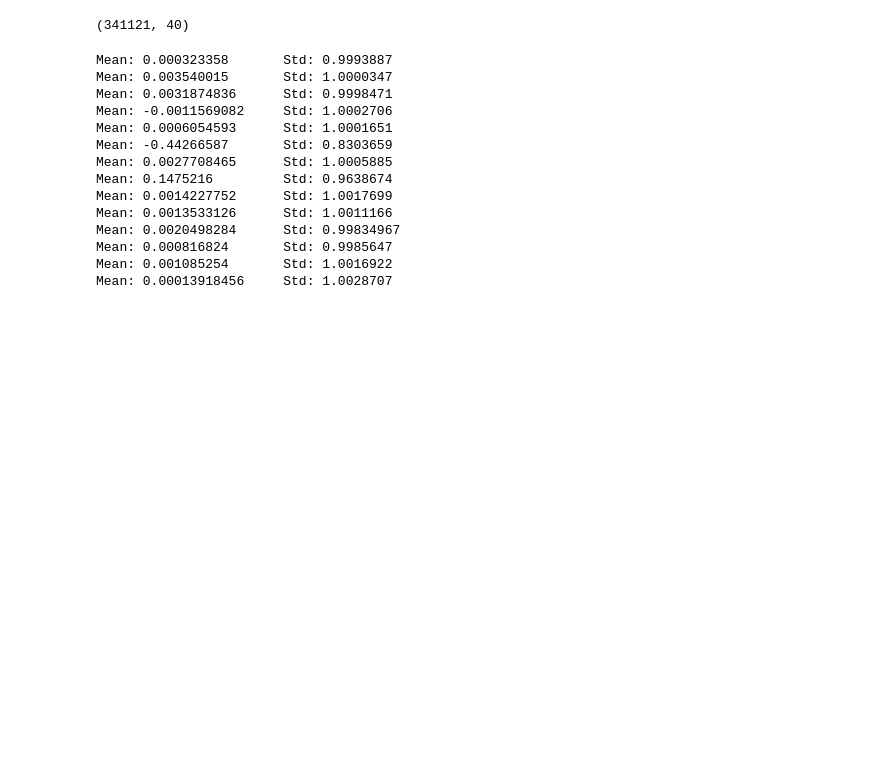
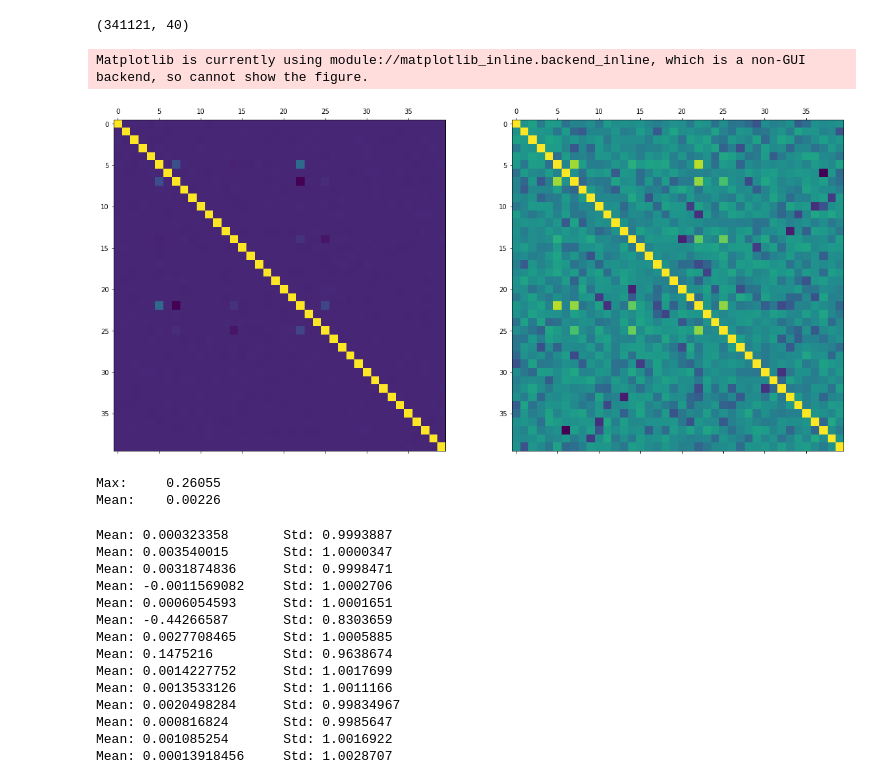
Before and after one commit to mcpeixoto/LIP-Internship-2, a Jupyter notebook: VAE_OPTIMIZED_WD.ipynb, the cells around one changed output. Cells and saved outputs as stored; diff of their text form; code cells hidden in the pictures; blank space fills up the shorter version.

```diff
--- a/VAE_OPTIMIZED_WD.ipynb
+++ b/VAE_OPTIMIZED_WD.ipynb
@@ -137,20 +135,27 @@ hidden.shape
 # %%
 fig = plt.figure(figsize=[20,15])
 i = 0
 
 axes = fig.add_subplot(1,2,i+1)
 i += 1
-axes.matshow(pd.DataFrame(hidden).corr())
+axes.matshow(pd.DataFrame(hidden).corr().apply(abs))
 
 axes = fig.add_subplot(1,2,i+1)
 i += 1
 axes.matshow(pd.DataFrame(hidden).corr().apply(abs).apply(np.log))
 fig.show()
+# %% [output]
+Matplotlib is currently using module://matplotlib_inline.backend_inline, which is a non-GUI backend, so cannot show the figure.
+[figure, added]
 # %%
 corr = pd.DataFrame(hidden).corr().apply(abs)
 corr.replace(1, 0, inplace=True)
 
-corr.max().max()
+print("Max:\t", round(corr.max().max(), 5))
+print("Mean:\t", round(corr.mean().mean(), 5))
+# %% [output]
+Max:     0.26055
+Mean:    0.00226
 # %%
 
 fig = plt.figure(figsize=[25,70])
```
Also changed, not shown: parts of 5 cells of this notebook, 1 other file.
